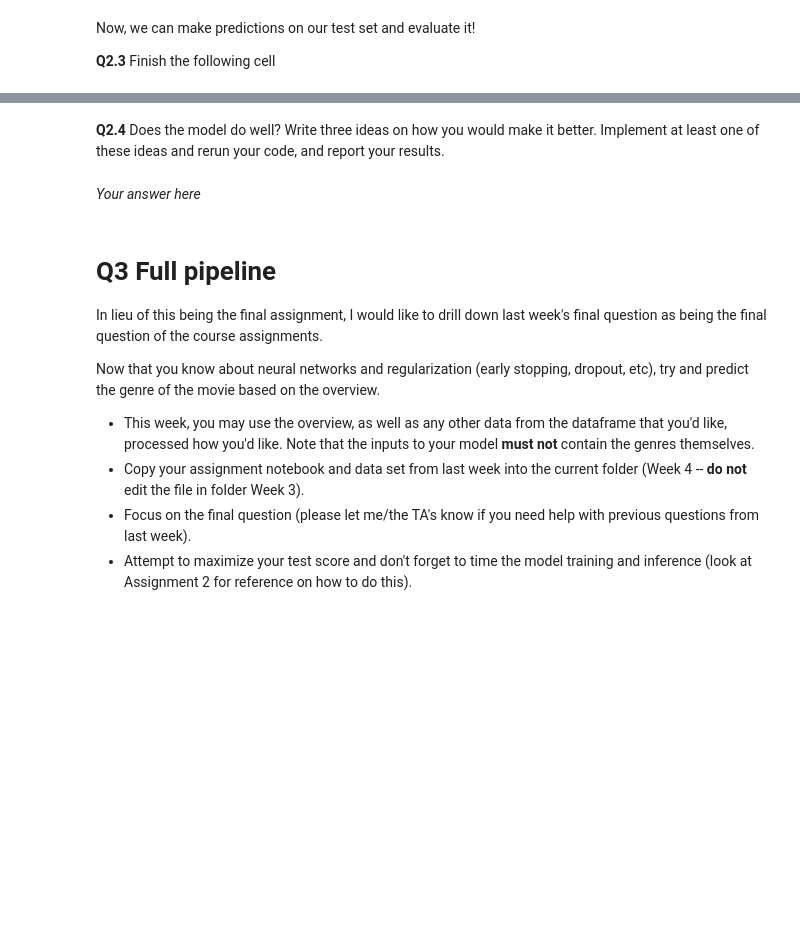
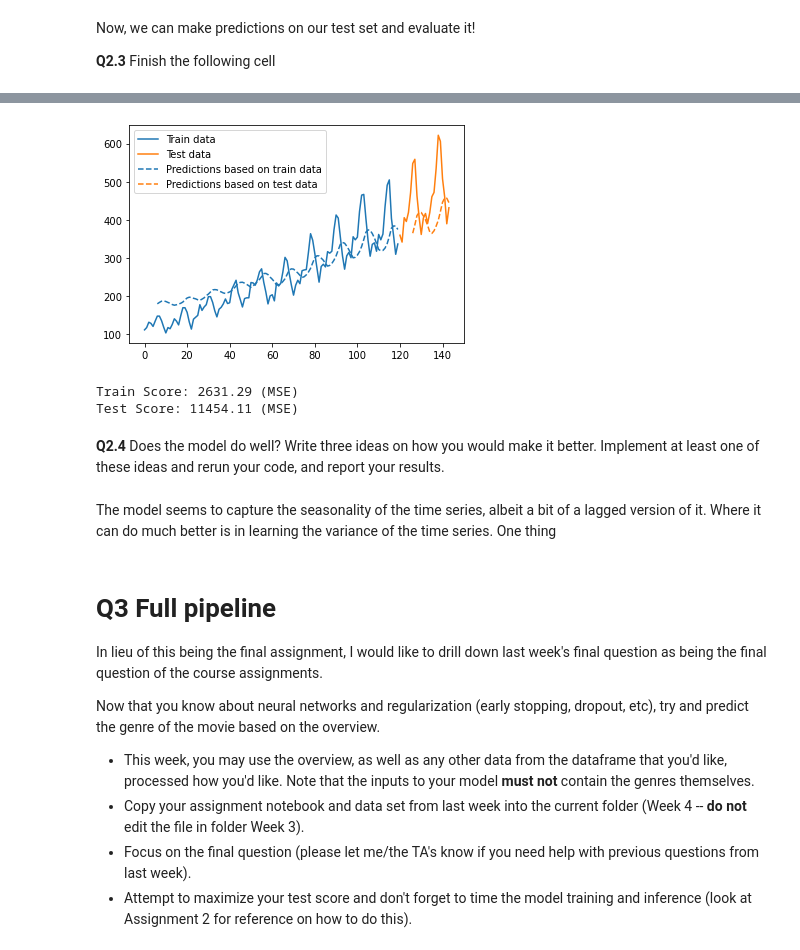
Before and after one commit to mhedeman/TuringMLDL2023Assignments, a Jupyter notebook: Week 4/Assignment 4.ipynb, the cells around one changed output, grey strips where cells are left out. Saved outputs shown, nothing was run; the diff lists cells and outputs as text; code cells hidden in the pictures; blank space fills up the shorter version.

```diff
--- a/Week 4/Assignment 4.ipynb
+++ b/Week 4/Assignment 4.ipynb
@@ -241,14 +296,14 @@ Now, we can make predictions on our test set and evaluate it!
 # %%
 # Predict on the test set
 # make predictions
-train_preds = model.predict(...)
-test_preds = ...
+train_preds = model.predict(X_train, batch_size=10)
+test_preds = model.predict(X_test, batch_size=10)
 
 # invert predictions to make it original scale
-train_preds = scaler.inverse_transform(...)
-y_train = scaler.inverse_transform(...)
-test_preds = ...
-y_test = ...
+train_preds = scaler.inverse_transform(train_preds)
+y_train = scaler.inverse_transform(y_train)
+test_preds = scaler.inverse_transform(test_preds)
+y_test = scaler.inverse_transform(y_test)
 
 # plotting code adapted from https://www.kaggle.com/code/singhalamogh/lstm-regression-on-time-series-data
 # shift train predictions for plotting
@@ -280,3 +335,4 @@ train_score = mean_squared_error(y_train, train_preds)
 print('Train Score: %.2f (MSE)' % (train_score))
 test_score = mean_squared_error(y_test, test_preds)
 print('Test Score: %.2f (MSE)' % (test_score))
+# %% [output]
@@ -283,7 +347,10 @@ print('Test Score: %.2f (MSE)' % (test_score))
+[figure, added]
+Train Score: 2631.29 (MSE)
+Test Score: 11454.11 (MSE)
 # %% [markdown]
 **Q2.4** Does the model do well? Write three ideas on how you would make it better. Implement at least one of these ideas and rerun your code, and report your results.
 # %% [markdown]
-*Your answer here*
+The model seems to capture the seasonality of the time series, albeit a bit of a lagged version of it. Where it can do much better is in learning the variance of the time series. One thing
 # %% [markdown]
 # Q3 Full pipeline
 
```
Also changed, not shown: parts of 4 cells of this notebook, 1 other file.
